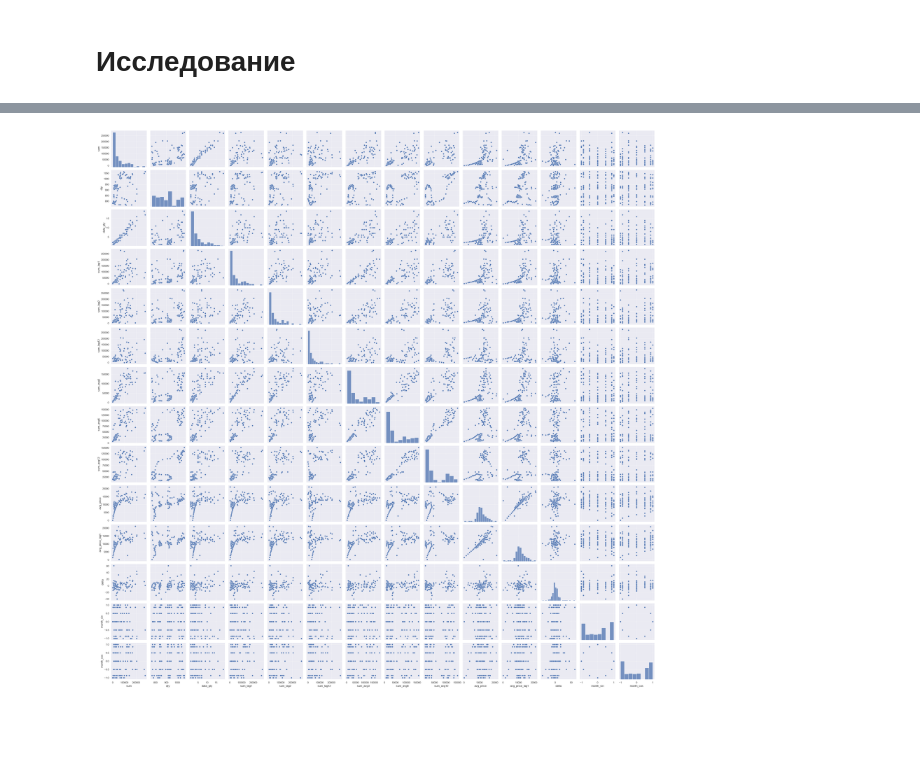
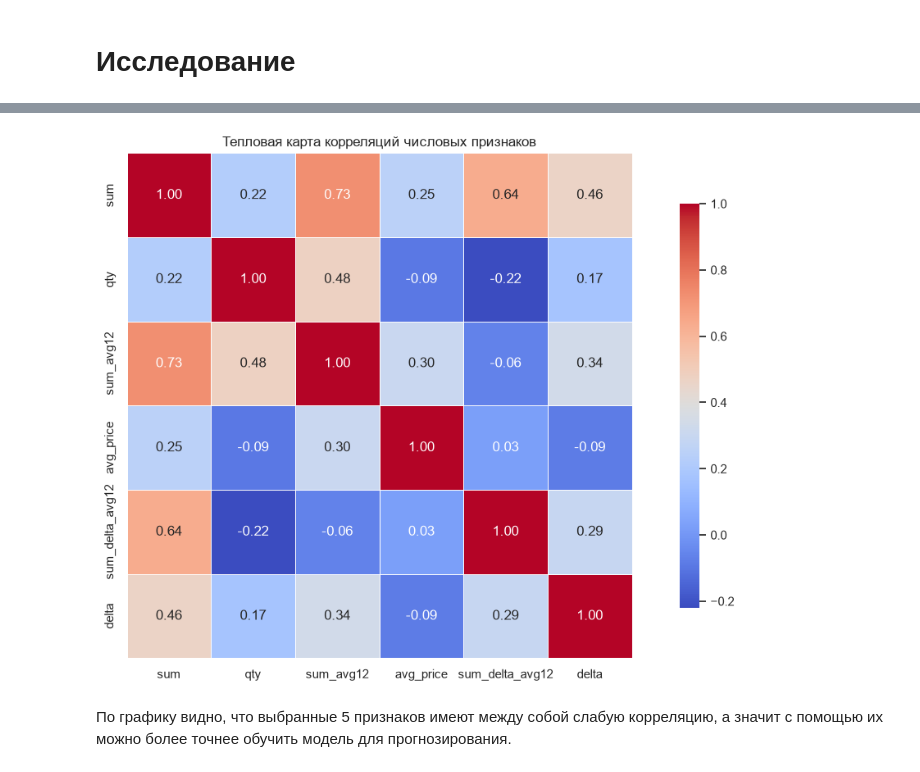
Before and after one commit to burtsevdmitry/ai-learning, a Jupyter notebook: sub-1/sub-1-1.ipynb, the cells around one changed output, grey strips where cells are left out. Saved outputs shown, nothing was run; the diff lists cells and outputs as text; code cells hidden in the pictures; blank space fills up the shorter version.

```diff
--- a/sub-1/sub-1-1.ipynb
+++ b/sub-1/sub-1-1.ipynb
@@ -73,37 +58,50 @@ print(employee)
 # %%
 ## Покупки
 dataMonitor = (
-    dataRaw[dataRaw["category"] == "Монитор"]
+    #dataRaw[dataRaw["category"] == "Монитор"]
     #dataRaw[dataRaw["category"] == "Картридж"]
-    #dataRaw[dataRaw["category"] == "Компьютер/Ноутбук"]
+    dataRaw[dataRaw["category"] == "Компьютер/Ноутбук"]
     .groupby("date")
     .agg(
         data_qty = ("qty", "sum"),
         sum = ("sum", "sum")
     )
     .merge(employee, how="right", on="date")
+    # заполняем пропуски методом средней интерполяции
     .interpolate(method='linear')
     .assign(
+        # средняя цена
         avg_price = lambda x: x["sum"] / x["data_qty"],
+        # сумма за прошлый месяц
         sum_lag1 = lambda x: x["sum"].shift(1),
+        # сумма за 2 месяца назад
         sum_lag2 = lambda x: x["sum"].shift(2),
+        # сумма за тот же месяц год назад (для проверки временной периодичнности)
         sum_lag12 = lambda x: x["sum"].shift(12),
+        # средняя за последние 3 месяца
         sum_avg3 = lambda x: x["sum"].rolling(window=3, min_periods=1).mean(),
+        # средняя за последние пол года
         sum_avg6 = lambda x: x["sum"].rolling(window=6, min_periods=1).mean(),
+        # средняя за последний год
         sum_avg12 = lambda x: x["sum"].rolling(window=12, min_periods=1).mean(),
-        # Преобразуем месяц в радианы (2*pi соответствует полному кругу года)
-        month_sin = lambda x: np.sin(2 * np.pi * x['month'] / 12),
-        month_cos = lambda x: np.cos(2 * np.pi * x['month'] / 12)
+        # дельта по сравнению с предыдущем месяцем
+        sum_delta_lag1 = lambda x: x["sum"] - x["sum_lag1"],
+        # дельта по сравнению с предыдущим годом
+        sum_delta_lag12 = lambda x: x["sum"] - x["sum_lag12"],
+        # дельта по сравнению со средним за год
+        sum_delta_avg12 = lambda x: x["sum"] - x["sum_avg12"],
     )
     .assign(
+        # средняя цена за предыдущий месяц
         avg_price_lag1 = lambda x: x["avg_price"].shift(1),
     )
+    # заполняем пропуски последующие
     .ffill()
+    # заполняем пропуски предыдущие
     .bfill()
+    # заполняем пустоты
     .fillna(0)
 )
 
-#dataMonitor = dataMonitor[dataMonitor["year"] >= 2022]
-
-print(dataMonitor)
+print(dataMonitor.head(5))
 # %% [output]
@@ -259,5 +230,20 @@ Name: avg_price, dtype: float64
 # %%
-sns.pairplot(df_numeric)
+numeric_cols = ['sum', 'qty', 'sum_avg12', 'avg_price', 'sum_delta_avg12', 'delta']
+df_numeric = dataMonitor[numeric_cols]
+corr_matrix = df_numeric.corr()
+
+plt.figure(figsize=(15, 8))  # размер графика
+sns.heatmap(corr_matrix,
+            annot=True,        # показывать значения коэффициентов в ячейках
+            fmt='.2f',         # формат чисел (2 знака после запятой)
+            cmap='coolwarm',   # цветовая схема: синий – отрицательная, красный – положительная
+            square=True,       # квадратные ячейки
+            linewidths=0.5,    # линии между ячейками
+            cbar_kws={"shrink": 0.8})  # настройка цветовой шкалы
+plt.title('Тепловая карта корреляций числовых признаков')
 plt.show()
 # %% [output]
-[figure, old version]
+[figure, new version]
+# %% [markdown]
+
+По графику видно, что выбранные 5 признаков имеют между собой слабую корреляцию, а значит с помощью их можно более точнее обучить модель для прогнозирования.
```
Also changed, not shown: parts of 24 cells of this notebook, 2 other files.
